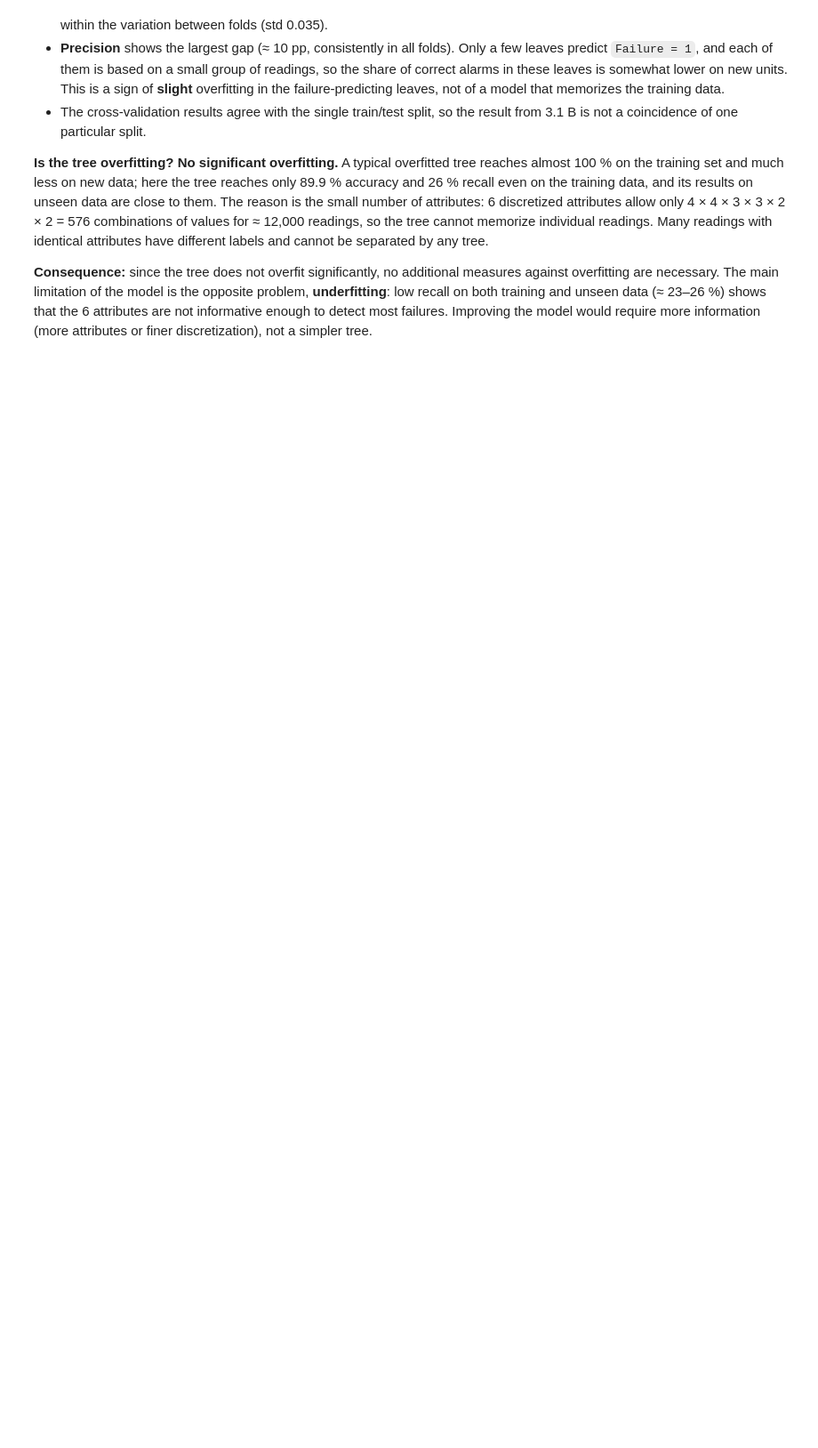
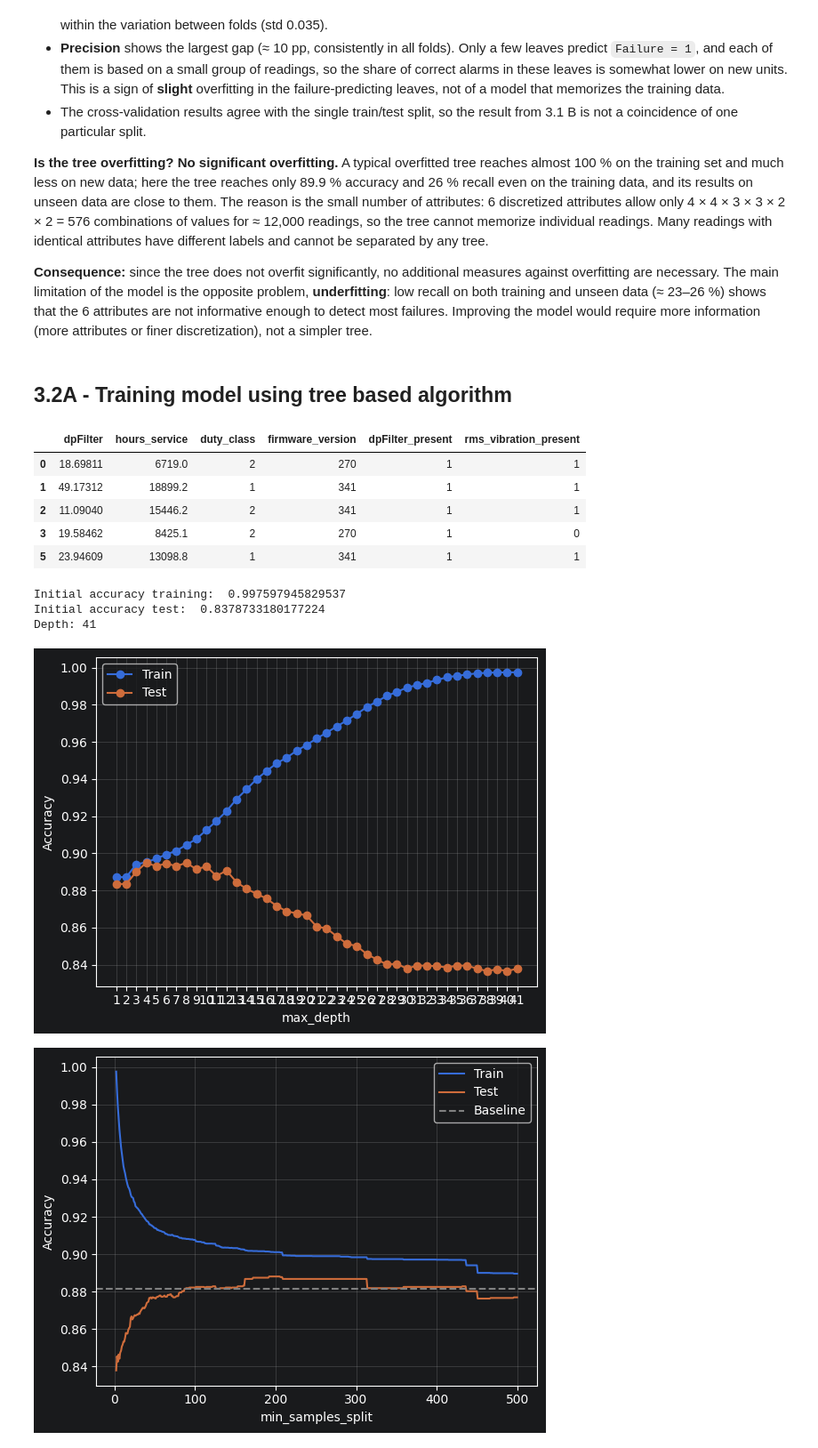
Before and after one commit to yegor-vin/Intelligent-data-analysis--project, a Jupyter notebook: phase-2-final.ipynb, the cells around one changed output. Shown at 89% size. Drawn from its saved outputs; the diff is of its cells as text; code cells hidden in the pictures; blank space fills up the shorter version.

```diff
--- a/phase-2-final.ipynb
+++ b/phase-2-final.ipynb
@@ -3003,3 +3003,82 @@ overfitting are necessary. The main limitation of the model is the opposite prob
 low recall on both training and unseen data (≈ 23–26 %) shows that the 6 attributes are not
 informative enough to detect most failures. Improving the model would require more information
 (more attributes or finer discretization), not a simpler tree.
+# %% [markdown]
+## 3.2A - Training model using tree based algorithm
+# %%
+from sklearn.tree import DecisionTreeClassifier
+
+
+dtPrep = ColumnTransformer([
+    ("cont", SimpleImputer(strategy="median"), cont),
+    ("rest", "passthrough", ["duty_class", "firmware_version",
+                             "dpFilter_present", "rms_vibration_present"]),
+], remainder="drop", verbose_feature_names_out=False)
+dtPrep.set_output(transform="pandas")
+
+dtPipeline = Pipeline([
+    ("present", FunctionTransformer(add_present_indicators)),
+    ("format",  FunctionTransformer(to_model_format)),
+    ("hours",   GroupMedianImputer("year_commission", "hours_service")),
+    ("columns", dtPrep),
+])
+
+
+X_dt_pipe_train = dtPipeline.fit_transform(X_raw_train)
+X_dt_pipe_test = dtPipeline.transform(X_raw_test)
+display(X_dt_pipe_train.head())
+
+dt_model = DecisionTreeClassifier(criterion="entropy", random_state=42)
+
+dt_model.fit(X_dt_pipe_train, y_train)
+
+prediction_dt_train = dt_model.predict(X_dt_pipe_train)
+prediction_dt_test = dt_model.predict(X_dt_pipe_test)
+print("Initial accuracy training: ", dt_model.score(X_dt_pipe_train, y_train))
+print("Initial accuracy test: ",dt_model.score(X_dt_pipe_test, y_test))
+
+max_d = dt_model.get_depth()
+print("Depth:", max_d)
+
+depths = range(1, max_d + 1)
+dt_train_acc, dt_test_acc = [], []
+
+for d in depths:
+    decision_tree = DecisionTreeClassifier(criterion="entropy", max_depth=d,  random_state=42)
+    decision_tree.fit(X_dt_pipe_train, y_train)
+    dt_train_acc.append(decision_tree.score(X_dt_pipe_train, y_train))
+    dt_test_acc.append(decision_tree.score(X_dt_pipe_test, y_test))
+
+plt.plot(depths, dt_train_acc, marker="o", label="Train")
+plt.plot(depths, dt_test_acc,  marker="o", label="Test")
+plt.xlabel("max_depth"); plt.ylabel("Accuracy"); plt.xticks(depths)
+plt.legend(); plt.grid(alpha=0.3); plt.show()
+
+
+splits = range(2, 501)
+dt_train_acc, dt_test_acc = [], []
+
+for s in splits:
+    decision_tree = DecisionTreeClassifier(criterion="entropy", min_samples_split=s,  random_state=42)
+    decision_tree.fit(X_dt_pipe_train, y_train)
+    dt_train_acc.append(decision_tree.score(X_dt_pipe_train, y_train))
+    dt_test_acc.append(decision_tree.score(X_dt_pipe_test, y_test))
+
+
+plt.plot(splits, dt_train_acc, label="Train")
+plt.plot(splits, dt_test_acc,  label="Test")
+plt.axhline(1 - y_train.mean(), ls="--", c="grey", label="Baseline")
+plt.xlabel("min_samples_split"); plt.ylabel("Accuracy")
+plt.legend(); plt.grid(alpha=0.3); plt.show()
+# %% [output]
+|  | dpFilter | hours_service | duty_class | firmware_version | dpFilter_present | rms_vibration_present |
+| 0 | 18.69811 | 6719.0 | 2 | 270 | 1 | 1 |
+| 1 | 49.17312 | 18899.2 | 1 | 341 | 1 | 1 |
+| 2 | 11.09040 | 15446.2 | 2 | 341 | 1 | 1 |
+| 3 | 19.58462 | 8425.1 | 2 | 270 | 1 | 0 |
+| 5 | 23.94609 | 13098.8 | 1 | 341 | 1 | 1 |
+Initial accuracy training:  0.997597945829537
+Initial accuracy test:  0.8378733180177224
+Depth: 41
+[figure, added]
+[figure, added]
```
Also changed, not shown: parts of 3 cells of this notebook, 1 other file.
